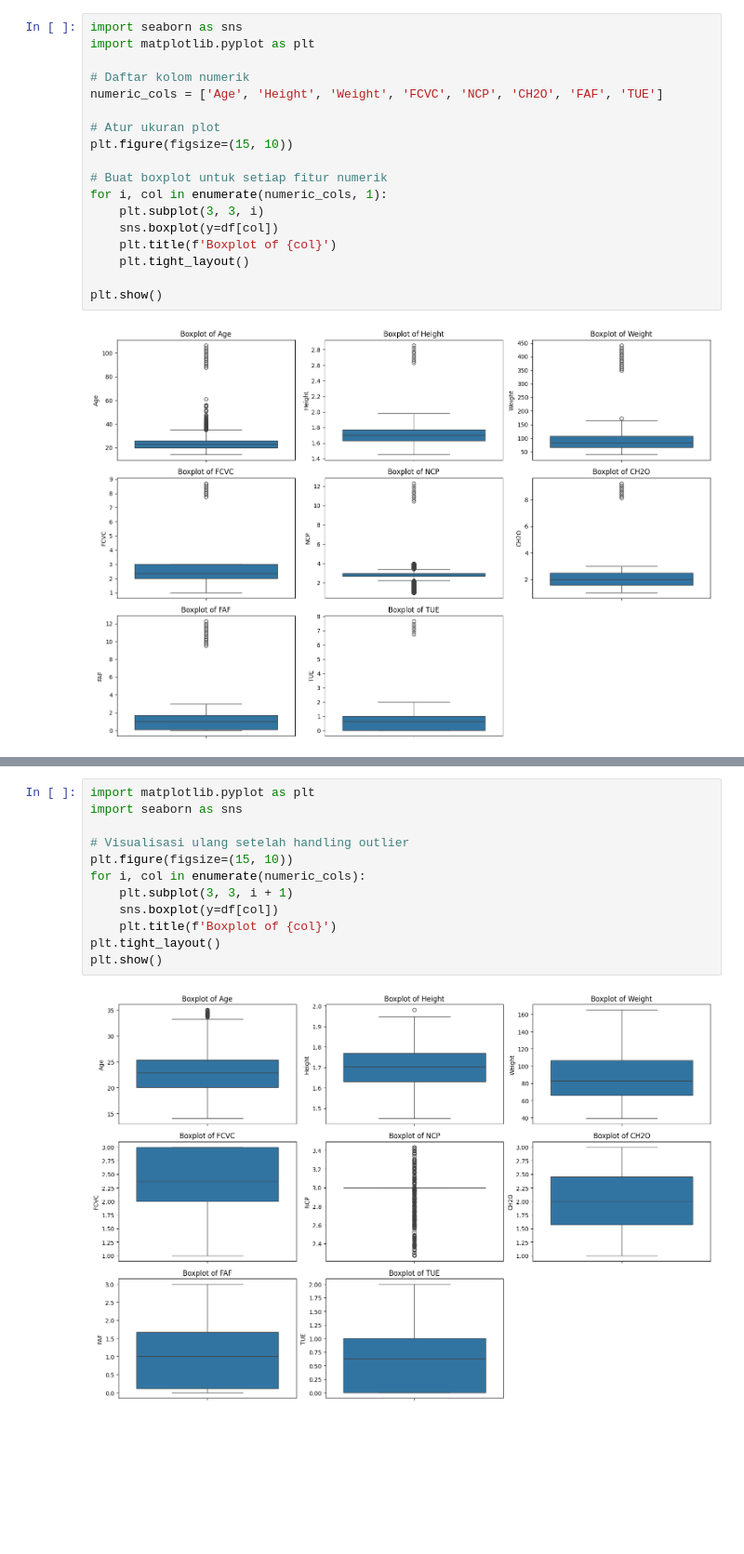
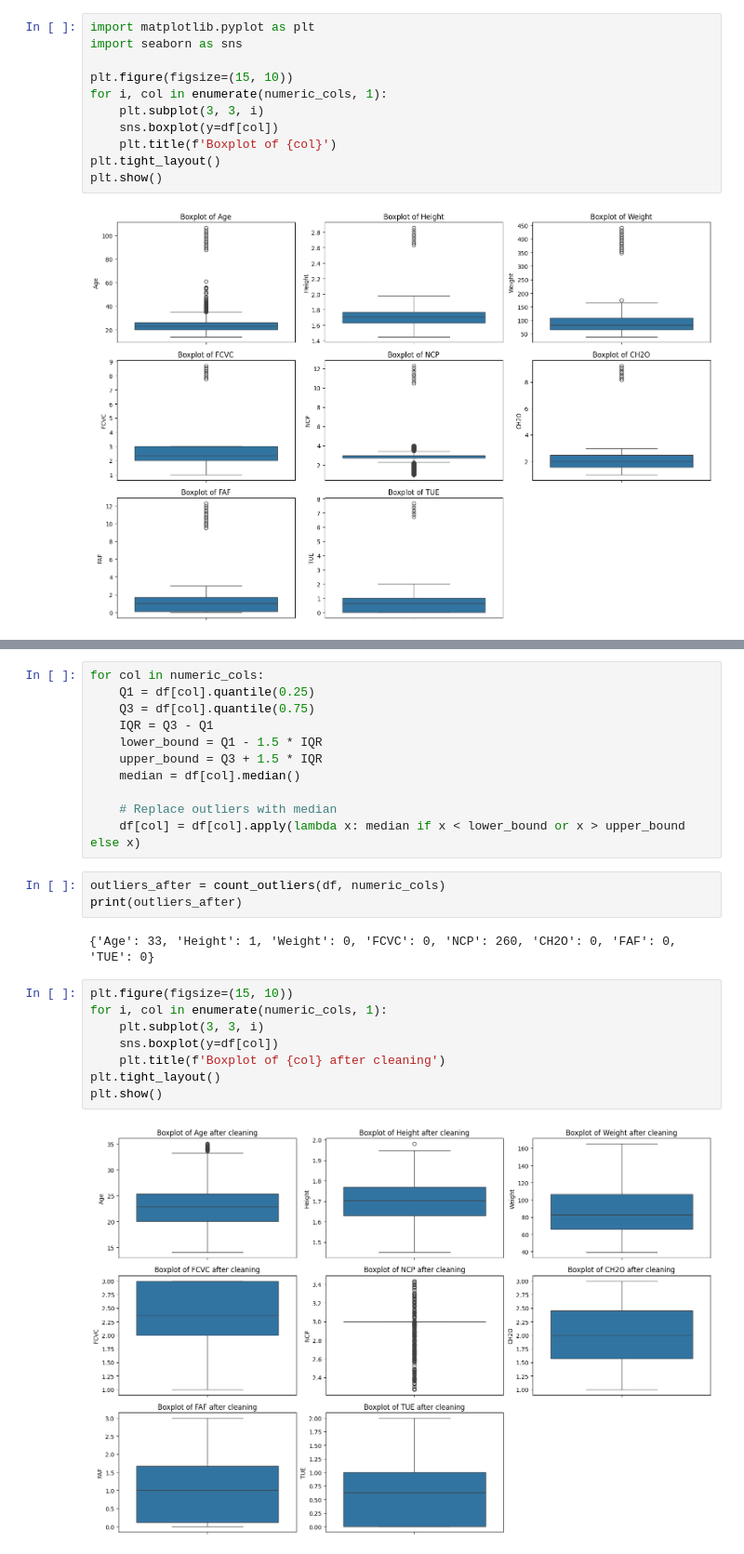
Before and after one commit to RamadhikaS/CapstoneUASBengkod, a Jupyter notebook: BengkodUAS.ipynb, the cells around one changed output, grey strips where cells are left out. Shown at 93% size. Saved outputs shown, nothing was run; the diff lists cells and outputs as text; blank space fills up the shorter version.

```diff
--- a/BengkodUAS.ipynb
+++ b/BengkodUAS.ipynb
@@ -207,22 +207,15 @@ MTRANS                             object
 NObeyesdad                         object
 dtype: object
 # %%
+import matplotlib.pyplot as plt
 import seaborn as sns
-import matplotlib.pyplot as plt
 
-# Daftar kolom numerik
-numeric_cols = ['Age', 'Height', 'Weight', 'FCVC', 'NCP', 'CH2O', 'FAF', 'TUE']
-
-# Atur ukuran plot
 plt.figure(figsize=(15, 10))
-
-# Buat boxplot untuk setiap fitur numerik
 for i, col in enumerate(numeric_cols, 1):
     plt.subplot(3, 3, i)
     sns.boxplot(y=df[col])
     plt.title(f'Boxplot of {col}')
-    plt.tight_layout()
-
+plt.tight_layout()
 plt.show()
 # %% [output]
 [figure]
@@ -241,14 +239,26 @@ df_cleaned = remove_outliers(df, numeric_cols)
+# %%
+for col in numeric_cols:
+    Q1 = df[col].quantile(0.25)
+    Q3 = df[col].quantile(0.75)
+    IQR = Q3 - Q1
+    lower_bound = Q1 - 1.5 * IQR
+    upper_bound = Q3 + 1.5 * IQR
+    median = df[col].median()
+
+    # Replace outliers with median
+    df[col] = df[col].apply(lambda x: median if x < lower_bound or x > upper_bound else x)
+# %%
+outliers_after = count_outliers(df, numeric_cols)
+print(outliers_after)
+# %% [output]
+{'Age': 33, 'Height': 1, 'Weight': 0, 'FCVC': 0, 'NCP': 260, 'CH2O': 0, 'FAF': 0, 'TUE': 0}
 # %%
-import matplotlib.pyplot as plt
-import seaborn as sns
-
-# Visualisasi ulang setelah handling outlier
 plt.figure(figsize=(15, 10))
-for i, col in enumerate(numeric_cols):
-    plt.subplot(3, 3, i + 1)
+for i, col in enumerate(numeric_cols, 1):
+    plt.subplot(3, 3, i)
     sns.boxplot(y=df[col])
-    plt.title(f'Boxplot of {col}')
+    plt.title(f'Boxplot of {col} after cleaning')
 plt.tight_layout()
 plt.show()
 # %% [output]
-[figure, old version]
+[figure, new version]
```
Also changed, not shown: parts of 16 cells of this notebook.
